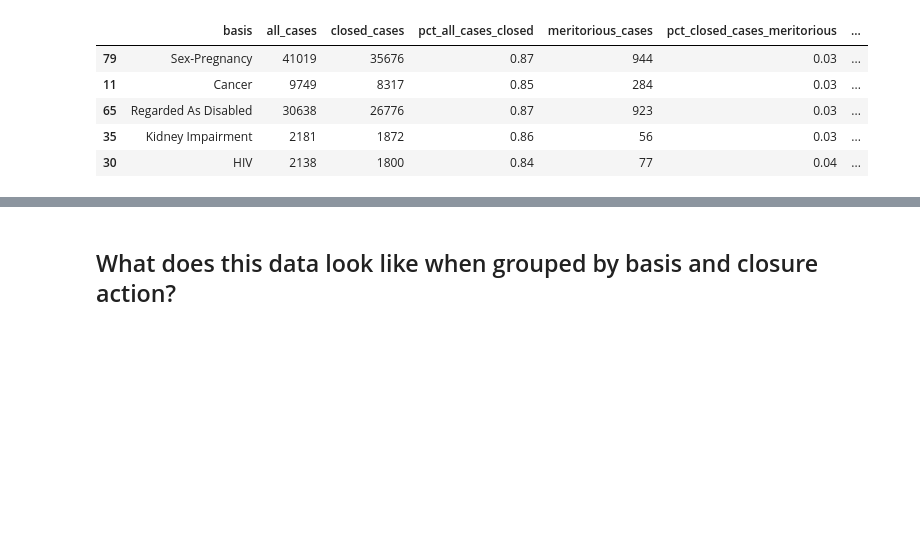
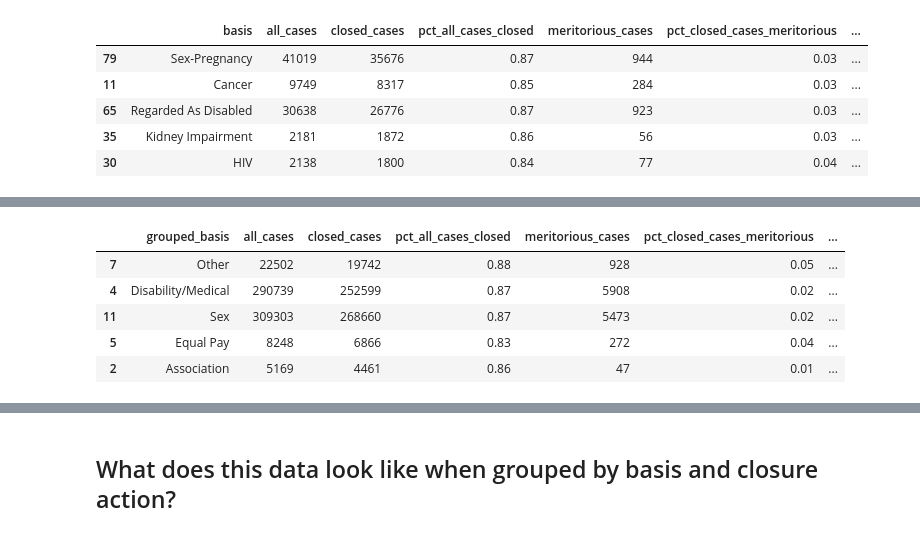
Before and after one commit to PublicI/employment-discrimination, a Jupyter notebook: employment-discrimination.ipynb, the cells around one changed output, grey strips where cells are left out. Cells and saved outputs as stored; diff of their text form; code cells hidden in the pictures; blank space fills up the shorter version.

```diff
--- a/employment-discrimination.ipynb
+++ b/employment-discrimination.ipynb
@@ -500,0 +658,9 @@ cases_by_basis[cases_by_basis["closed_cases"] >= 100].sort_values("pct_closed_ca
+# %%
+cases_by_grouped_basis[cases_by_grouped_basis["closed_cases"] >= 100].sort_values("pct_closed_cases_relief", ascending=False).head()
+# %% [output]
+|  | grouped_basis | all_cases | closed_cases | pct_all_cases_closed | meritorious_cases | pct_closed_cases_meritorious | ... |
+| 7 | Other | 22502 | 19742 | 0.88 | 928 | 0.05 | ... |
+| 4 | Disability/Medical | 290739 | 252599 | 0.87 | 5908 | 0.02 | ... |
+| 11 | Sex | 309303 | 268660 | 0.87 | 5473 | 0.02 | ... |
+| 5 | Equal Pay | 8248 | 6866 | 0.83 | 272 | 0.04 | ... |
+| 2 | Association | 5169 | 4461 | 0.86 | 47 | 0.01 | ... |
```
Also changed, not shown: parts of 20 cells of this notebook.
